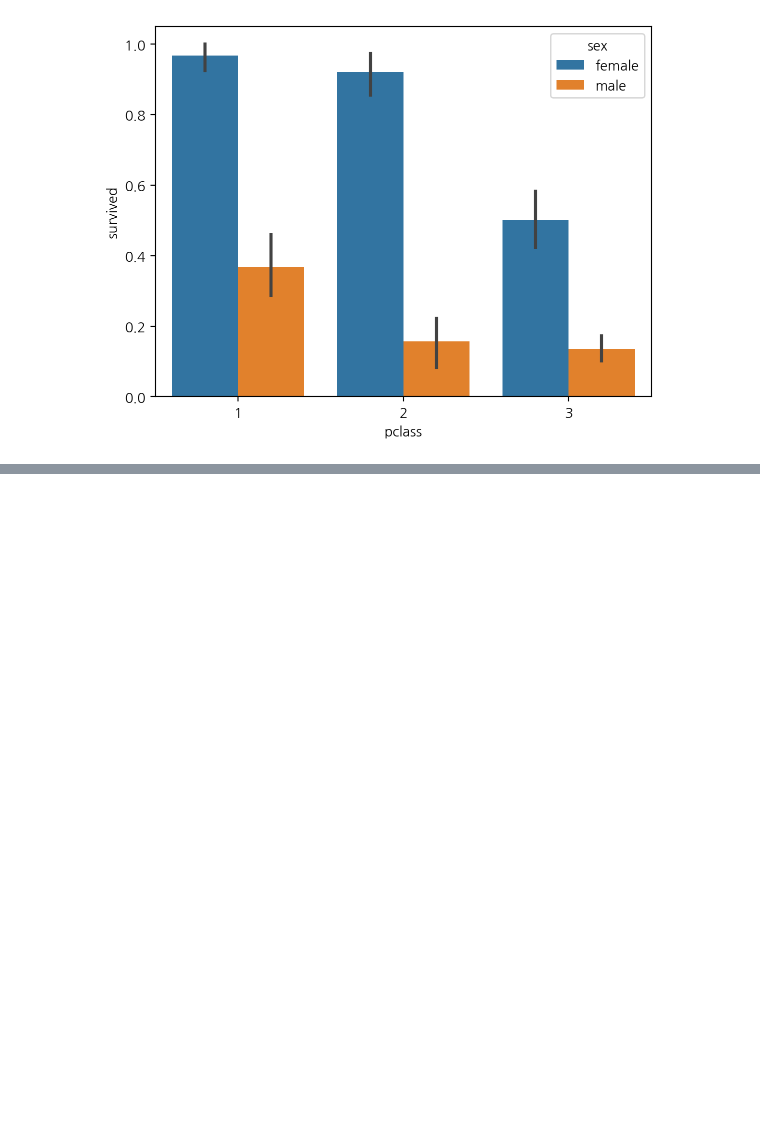
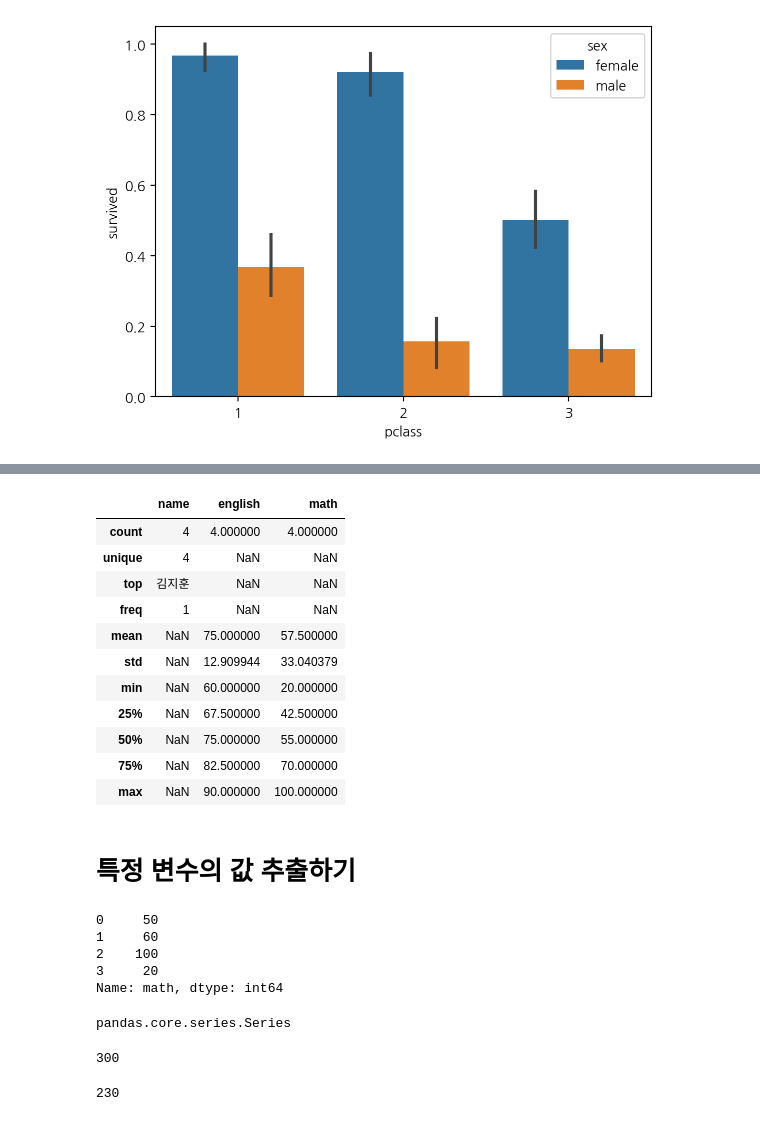
Before and after one commit to skyflown/2024-1-my-BDA, a Jupyter notebook: inclass/02w_0318_mon_dataframe_basic.ipynb, the cells around one changed output, grey strips where cells are left out. Cells and saved outputs as stored; diff of their text form; code cells hidden in the pictures; blank space fills up the shorter version.

```diff
--- a/inclass/02w_0318_mon_dataframe_basic.ipynb
+++ b/inclass/02w_0318_mon_dataframe_basic.ipynb
@@ -192,0 +195,7 @@ sns.barplot(x="pclass", y="survived", hue="sex", data = titanic)
+# %%
+import pandas as pd
+
+df = pd.DataFrame({"name": ["김지훈", "이유진", "박동현", "김진지"],
+                   "english": [90, 80, 60, 70],
+                   "math": [50, 60, 100, 20]})
+df
@@ -192,0 +233,37 @@ sns.barplot(x="pclass", y="survived", hue="sex", data = titanic)
+# %%
+df.describe(include = "all")
+# %% [output]
+|  | name | english | math |
+| count | 4 | 4.000000 | 4.000000 |
+| unique | 4 | NaN | NaN |
+| top | 김지훈 | NaN | NaN |
+| freq | 1 | NaN | NaN |
+| mean | NaN | 75.000000 | 57.500000 |
+| std | NaN | 12.909944 | 33.040379 |
+| min | NaN | 60.000000 | 20.000000 |
+| 25% | NaN | 67.500000 | 42.500000 |
+| 50% | NaN | 75.000000 | 55.000000 |
+| 75% | NaN | 82.500000 | 70.000000 |
+| max | NaN | 90.000000 | 100.000000 |
+# %% [markdown]
+# 특정 변수의 값 추출하기
+# %%
+df["math"]
+# %% [output]
+0     50
+1     60
+2    100
+3     20
+Name: math, dtype: int64
+# %%
+type(df["math"])
+# %% [output]
+pandas.core.series.Series
+# %%
+sum(df["english"])
+# %% [output]
+300
+# %%
+sum(df["math"])
+# %% [output]
+230
```
Also changed, not shown: parts of 35 cells of this notebook.
